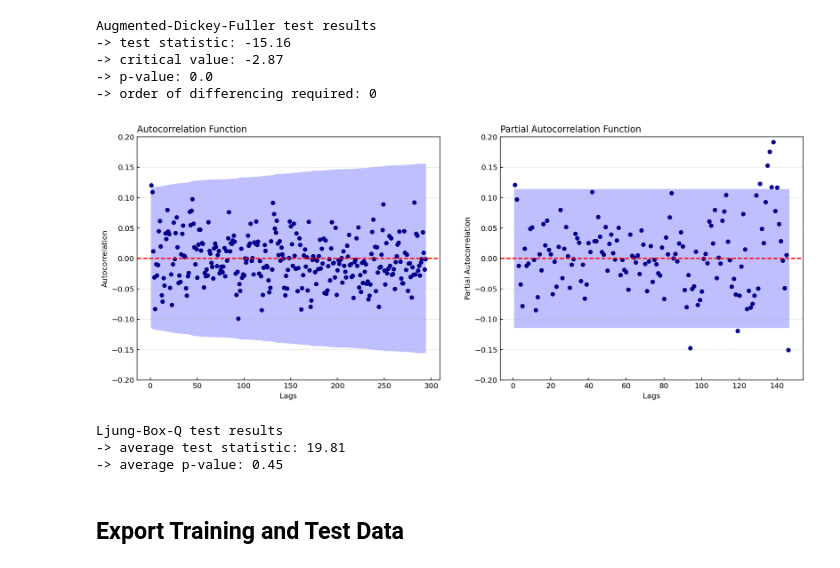
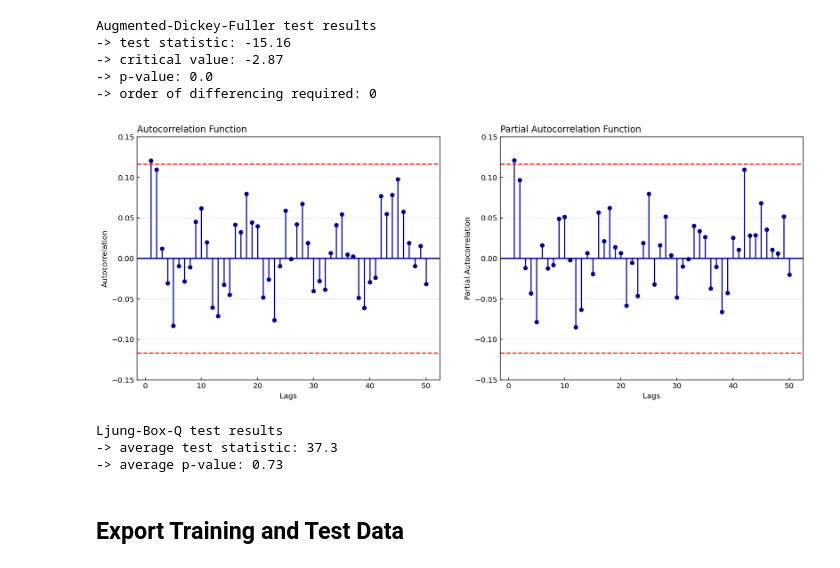
Before and after one commit to LeonHackl/TimeSeries-Forecasting, a Jupyter notebook: DataPreparation-Python.ipynb, the cells around one changed output. Cells and saved outputs as stored; diff of their text form; code cells hidden in the pictures.

Commit message:
updated acf plot

```diff
--- a/DataPreparation-Python.ipynb
+++ b/DataPreparation-Python.ipynb
@@ -143,10 +145,10 @@ Augmented-Dickey-Fuller test results
 d = 0
 # %%
 # function for visualization of the autocorrelation
-def acf_plot(data, d):
+def ac_plot(data, d):
     fig, (ax1, ax2) = plt.subplots(1, 2, figsize = (16,6))
 
-    # difference the data if necessary
+    # difference data if necessary
     i = 0
     while i != d:
         data = data.diff().dropna()
@@ -154,9 +156,10 @@ def acf_plot(data, d):
 
     # compute acf values and plot them
     plot_acf(data, ax = ax1, title = "", zero = False, color = "darkblue",
-             vlines_kwargs = {"colors": "darkblue"}, lags = int(len(data)) - 1, use_vlines = False)
-    ax1.set_ylim(-0.2, 0.2)
-    ax1.axhline(y = 0, color = "red", linestyle = "--")
+             alpha = None, lags = 50, use_vlines = True, vlines_kwargs = {"colors": "darkblue"})
+    ax1.set_ylim(-0.15, 0.15)
+    ax1.axhline(y = 2 / np.sqrt(len(data)), color = "red", linestyle = "--")
+    ax1.axhline(y = -2 / np.sqrt(len(data)), color = "red", linestyle = "--")
     ax1.set_title("Autocorrelation Function", loc = "left")
     ax1.set_xlabel("Lags")
     ax1.set_ylabel("Autocorrelation")
@@ -168,10 +171,10 @@ def acf_plot(data, d):
 
     # compute pacf values and plot them
     plot_pacf(data, ax = ax2, title = "", zero = False, color = "darkblue",
-             vlines_kwargs = {"colors": "darkblue"}, lags = ((int(len(data)) - 1) / 2) - 1,
-              use_vlines = False)
-    ax2.set_ylim(-0.2, 0.2)
-    ax2.axhline(y = 0, color = "red", linestyle = "--")
+              alpha = None, lags = 50, use_vlines = True, vlines_kwargs = {"colors": "darkblue"})
+    ax2.set_ylim(-0.15, 0.15)
+    ax2.axhline(y = 2 / np.sqrt(len(data)), color = "red", linestyle = "--")
+    ax2.axhline(y = -2 / np.sqrt(len(data)), color = "red", linestyle = "--")
     ax2.set_title("Partial Autocorrelation Function", loc = "left")
     ax2.set_xlabel("Lags")
     ax2.set_ylabel("Partial Autocorrelation")
@@ -181,12 +184,12 @@ def acf_plot(data, d):
         if type(item) == PolyCollection:
             item.set_facecolor("blue")
 
-    # return the differenced data
+    # return data
     return data
 # %%
-df_diff = acf_plot(df, d)
+df_final = ac_plot(df, d)
 # %% [output]
-[figure, old version]
+[figure, new version]
 # %%
 # Ljung-Box-Q test
 # null hypothesis : data is independently distributed (no autocorrelation)
@@ -199,11 +202,11 @@ def lbq_test(data):
     print("-> average test statistic: " + str(round(test_statistic, 2)))
     print("-> average p-value: "  + str(round(p_value, 2)))
 # %%
-lbq_test(df_diff)
+lbq_test(df_final)
 # %% [output]
 Ljung-Box-Q test results
--> average test statistic: 19.81
--> average p-value: 0.45
+-> average test statistic: 37.3
+-> average p-value: 0.73
 # %% [markdown]
 ## Export Training and Test Data
 # %%
```
Also changed, not shown: parts of 8 cells of this notebook.
